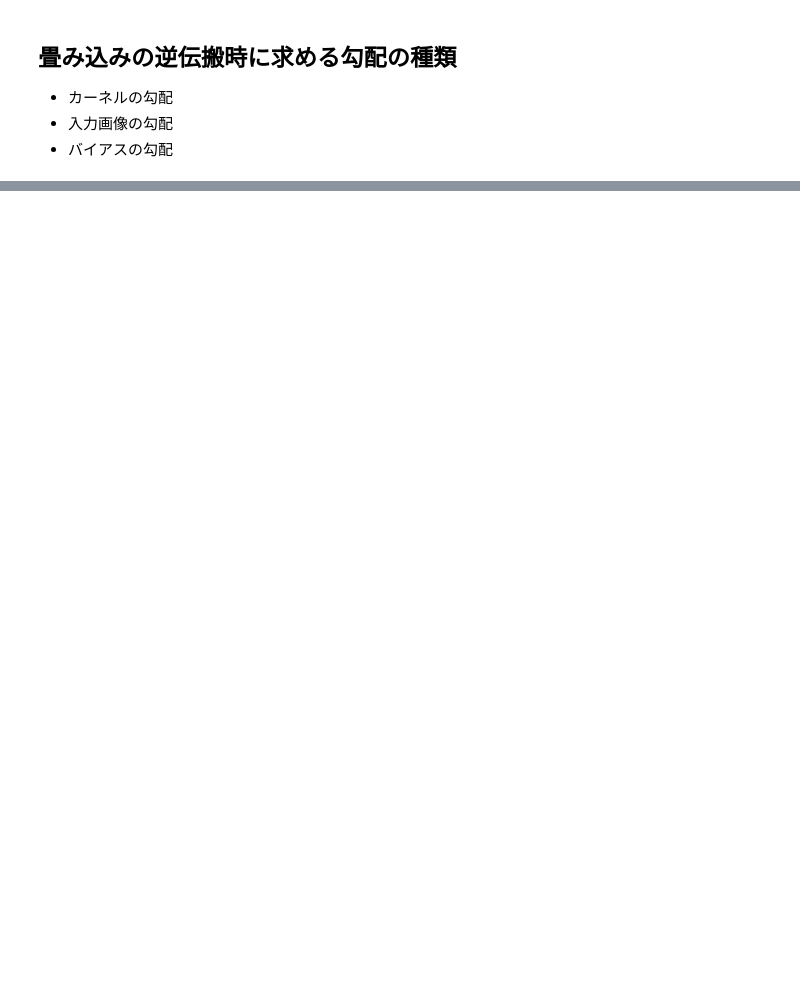
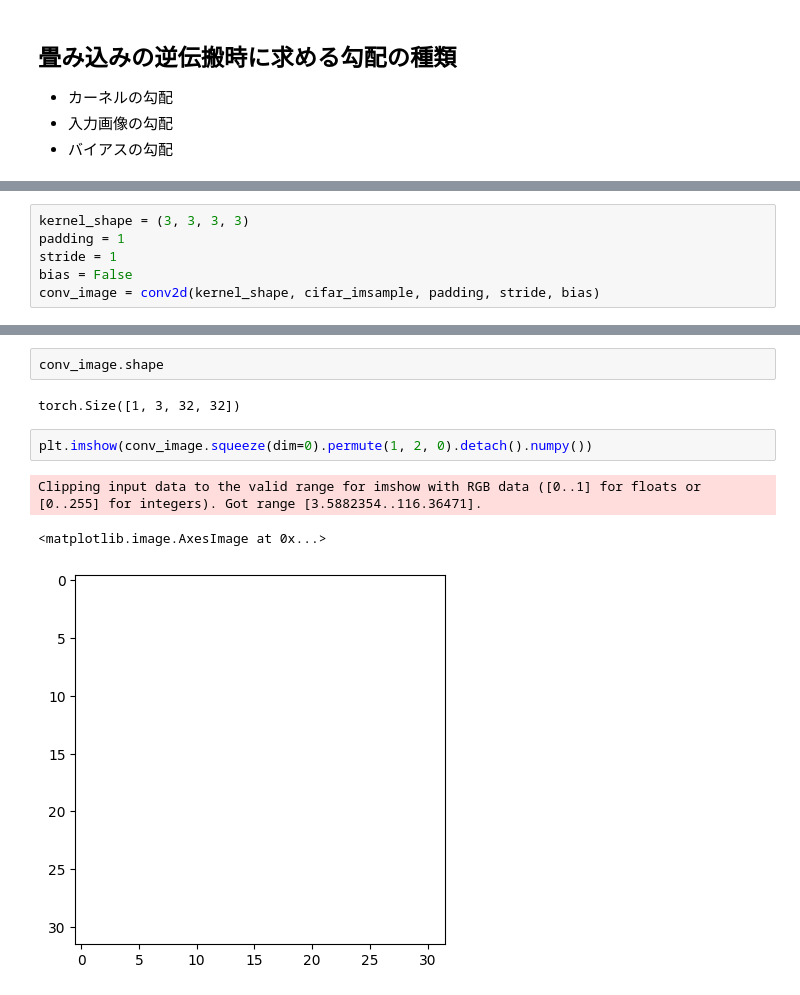
Before and after one commit to Shiraishi-Shodai/CNN_Visualization, a Jupyter notebook: 畳み込みの実装.ipynb, the cells around one changed output, grey strips where cells are left out. Saved outputs shown, nothing was run; the diff lists cells and outputs as text; blank space fills up the shorter version.

```diff
--- a/畳み込みの実装.ipynb
+++ b/畳み込みの実装.ipynb
@@ -131,0 +163,6 @@ print(f"畳み込み結果 : \n {conv_image}")
+# %%
+kernel_shape = (3, 3, 3, 3)
+padding = 1
+stride = 1
+bias = False
+conv_image = conv2d(kernel_shape, cifar_imsample, padding, stride, bias)
@@ -131,0 +187,10 @@ print(f"畳み込み結果 : \n {conv_image}")
+# %%
+conv_image.shape
+# %% [output]
+torch.Size([1, 3, 32, 32])
+# %%
+plt.imshow(conv_image.squeeze(dim=0).permute(1, 2, 0).detach().numpy())
+# %% [output]
+Clipping input data to the valid range for imshow with RGB data ([0..1] for floats or [0..255] for integers). Got range [3.5882354..116.36471].
+<matplotlib.image.AxesImage at 0x...>
+[figure, added]
```
Also changed, not shown: parts of 5 cells of this notebook.
